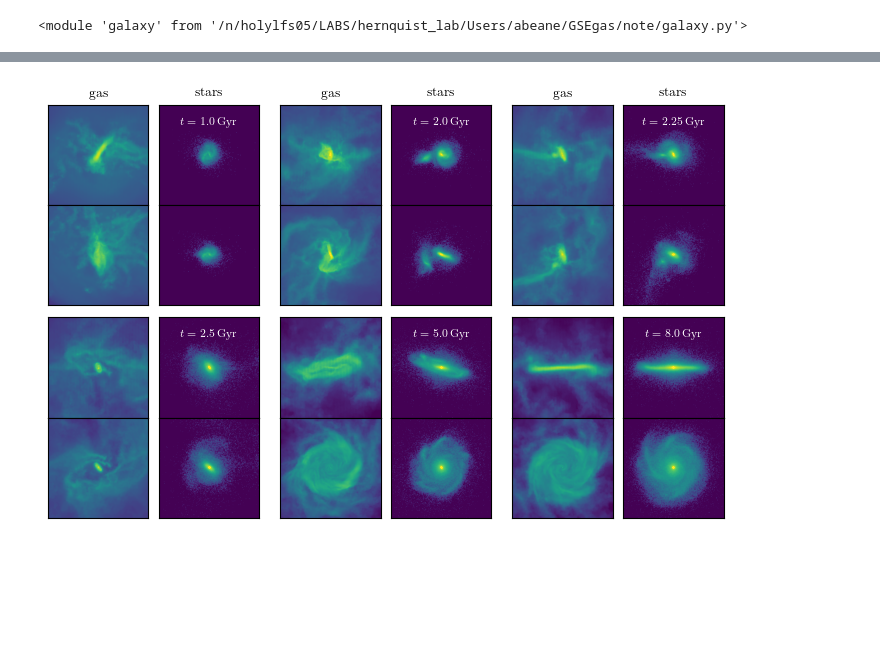
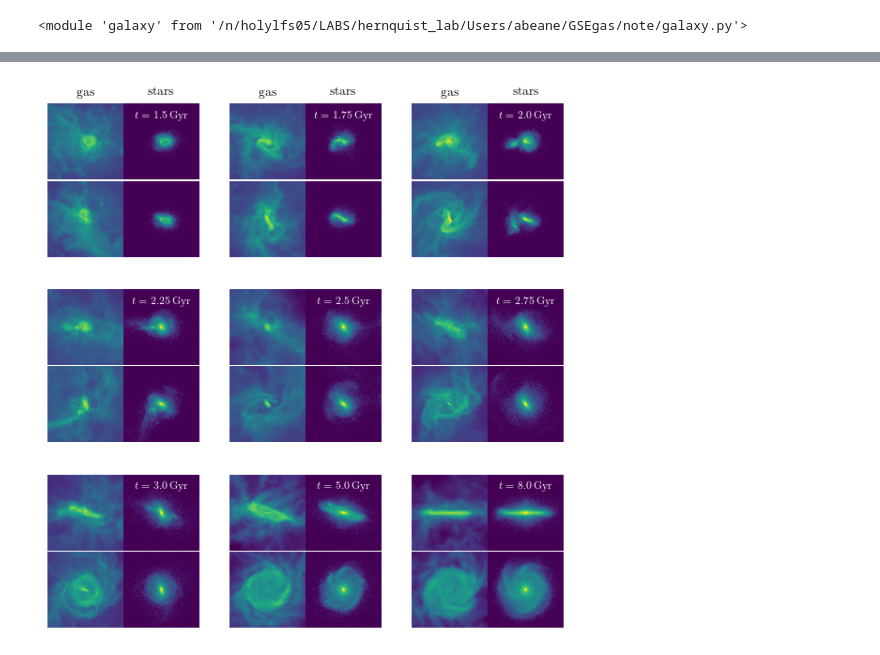
Before and after one commit to gusbeane/GSEgas, a Jupyter notebook: plots/surfdens/surfdens.ipynb, the cells around one changed output, grey strips where cells are left out. Drawn from its saved outputs; the diff is of its cells as text; code cells hidden in the pictures; blank space fills up the shorter version.

```diff
--- a/plots/surfdens/surfdens.ipynb
+++ b/plots/surfdens/surfdens.ipynb
@@ -198,7 +63,8 @@ importlib.reload(galaxy)
 # %% [output]
 <module 'galaxy' from '/n/holylfs05/LABS/hernquist_lab/Users/abeane/GSEgas/note/galaxy.py'>
 # %%
-idx_list = np.array([40, 80, 90, 100, 200, 320])
+# idx_list = np.array([40, 80, 90, 100, 200, 320])
+idx_list = np.array([60, 70, 80, 90, 100, 110, 120, 200, 320])
 t_list = 0.025 * idx_list
 print(t_list)
 
@@ -392,16 +190,0 @@ def mesh_integrate(pos, rho, L, Nres, Nint):
-# %%
-sigma_xy = {}
-sigma_xz = {}
-
-Nres = 256
-L = 30
-
-idx = 40
-gal = gal_idx[idx]
-
-sn, sub = gal.sn, gal.sub
-pos = sn.part0.rotpos
-rho = sn.part0.rho.value
-
-for Nint in tqdm([100, 200, 400, 800, 1200, 1500]):
-    sigma_xy[Nint], sigma_xz[Nint] = mesh_integrate(pos, rho, L, Nres, Nint)
@@ -431,7 +193,6 @@ sigma_xy = {}
 sigma_xz = {}
 
 Nres = 256
-Nint = 800
 L = 30
 
 for idx in tqdm(gal_idx.keys()):
@@ -440,4 +201,4 @@ for idx in tqdm(gal_idx.keys()):
     pos = sn.part0.rotpos
     rho = sn.part0.rho.value
 
-    sigma_xy[idx], sigma_xz[idx] = mesh_integrate(pos, rho, L, Nres, Nint)
+    sigma_xy[idx], sigma_xz[idx] = mesh_integrate(pos, rho, L, Nres)
@@ -506,12 +220,12 @@ fig.savefig('gas.pdf')
 import matplotlib.pyplot as plt
 import matplotlib.gridspec as gridspec
 
-fig = plt.figure(figsize=(textwidth, 0.5*textheight))
-outer = gridspec.GridSpec(2, 3)
+fig = plt.figure(figsize=(textwidth, 0.8*textheight))
+outer = gridspec.GridSpec(3, 3)
 
 idx_list = list(gal_idx.keys())
 
-for i in range(6):
+for i in range(9):
     inner = gridspec.GridSpecFromSubplotSpec(2, 2,
                         subplot_spec=outer[i], wspace=0, hspace=0)
     idx = idx_list[i]
@@ -521,36 +235,45 @@ for i in range(6):
     ax1 = plt.Subplot(fig, inner[2])
 
     im0, im1 = plot_gas_panel(fig, ax0, ax1, sigma_xy[idx], sigma_xz[idx])
-    # print(im0.get_clim(), im1.get_clim())
 
     ax0.set(xticks=[], yticks=[])
     ax1.set(xticks=[], yticks=[])
 
     if i < 3:
         ax0.set_title(r'$\textrm{gas}$')
+
+    ax0.axis('off')
+    ax1.axis('off')
 
     fig.add_subplot(ax0)
     fig.add_subplot(ax1)
 
     ax0 = plt.Subplot(fig, inner[1])
     ax1 = plt.Subplot(fig, inner[3])
 
     im0 = plot_star_panel(fig, ax0, gal, 0, 2)
     im1 = plot_star_panel(fig, ax1, gal, 0, 1)
 
     ax0.set(xticks=[], yticks=[])
     ax1.set(xticks=[], yticks=[])
 
     tstr = str(round(gal.sn.Time.value, 2))
     ax0.text(0, 9, r'$t='+tstr+r'\,\textrm{Gyr}$', c='w', fontsize=8, ha='center')
 
     if i < 3:
         ax0.set_title(r'$\textrm{stars}$')
 
+    ax0.axis('off')
+    ax1.axis('off')
+
     fig.add_subplot(ax0)
     fig.add_subplot(ax1)
 
-fig.tight_layout()
+# for ax in fig.axes:
+#     box = ax.get_position()
+#     ax.set_position([box.x0, box.y0, box.width, box.height])
+
+# fig.tight_layout()
 fig.savefig('surfdens.pdf')
 # %% [output]
-[figure, old version]
+[figure, new version]
```
Also changed, not shown: parts of 17 cells of this notebook, 1 other file.
